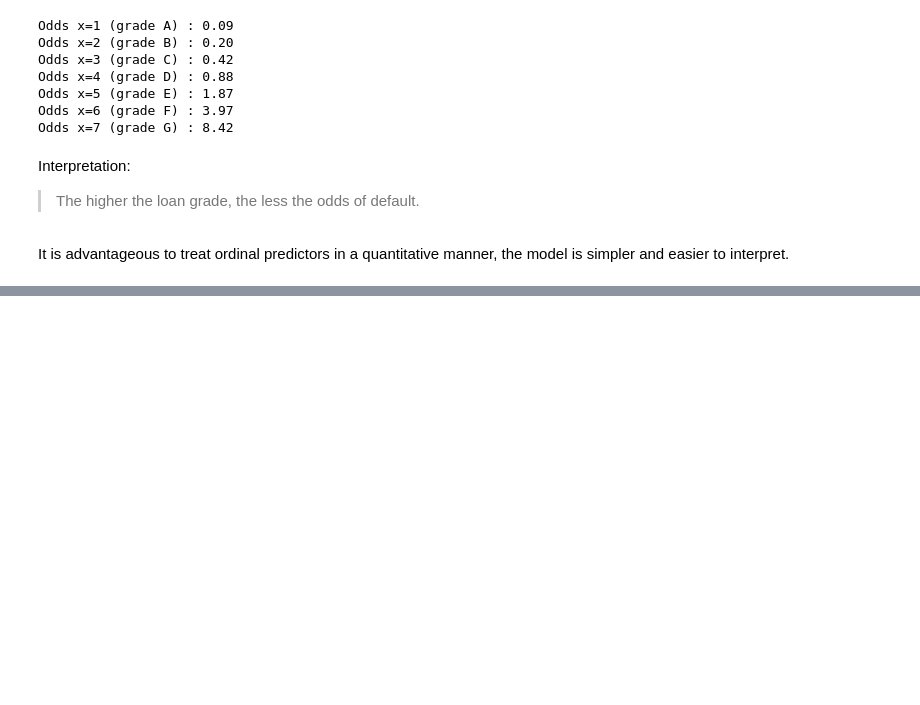
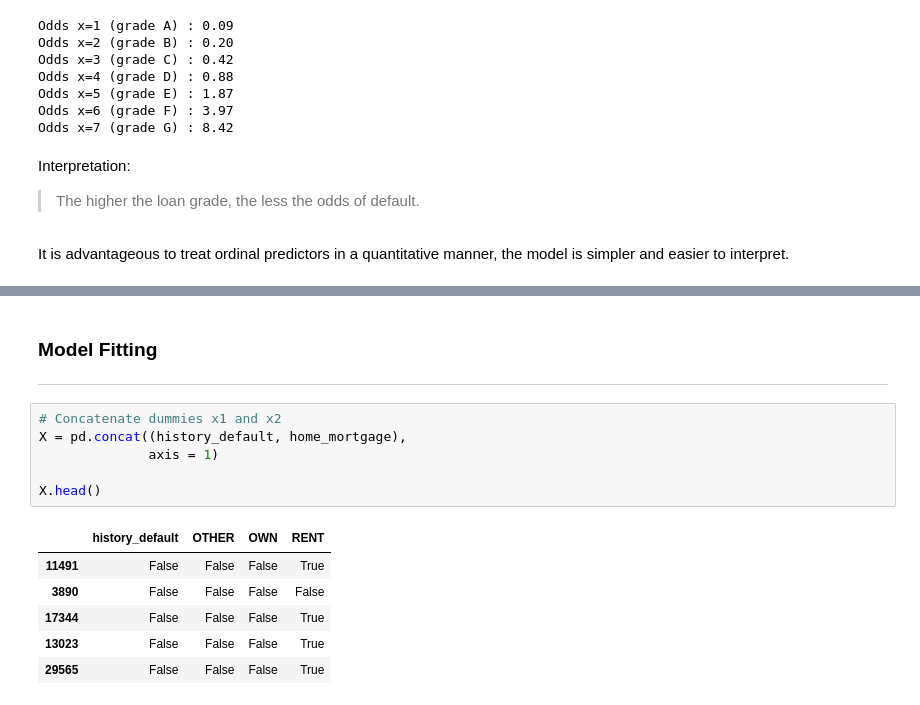
Before and after one commit to daniel-satria/credit_scoring, a Jupyter notebook: notebook/2.multiplePredictors.ipynb, the cells around one changed output, grey strips where cells are left out. Drawn from its saved outputs; the diff is of its cells as text; blank space fills up the shorter version.

```diff
--- a/notebook/2.multiplePredictors.ipynb
+++ b/notebook/2.multiplePredictors.ipynb
@@ -997,0 +1149,16 @@ It is advantageous to treat ordinal predictors in a quantitative manner, the mod
+# %% [markdown]
+### Model Fitting
+---
+# %%
+# Concatenate dummies x1 and x2
+X = pd.concat((history_default, home_mortgage),
+              axis = 1)
+
+X.head()
+# %% [output]
+|  | history_default | OTHER | OWN | RENT |
+| 11491 | False | False | False | True |
+| 3890 | False | False | False | False |
+| 17344 | False | False | False | True |
+| 13023 | False | False | False | True |
+| 29565 | False | False | False | True |
```
Also changed, not shown: parts of 72 cells of this notebook.
